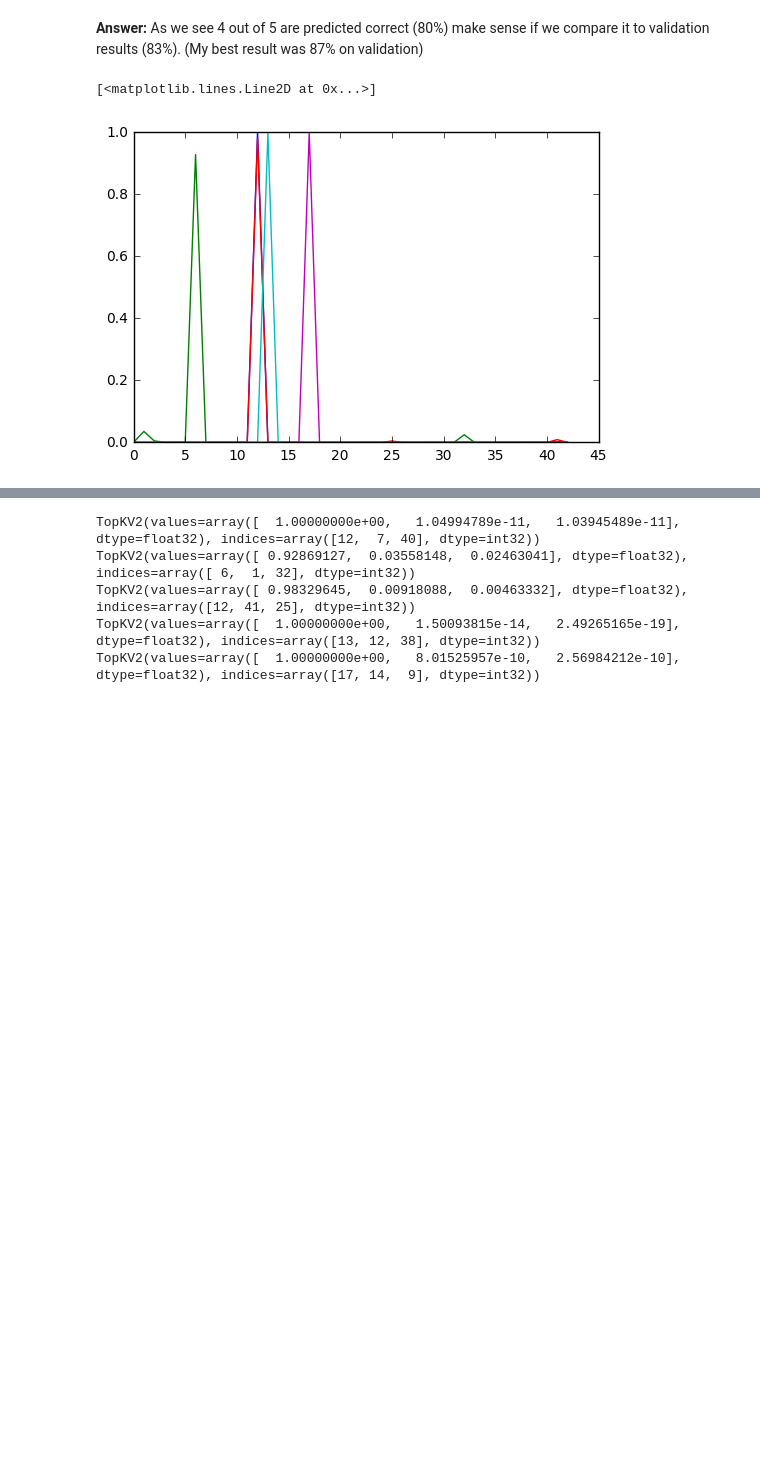
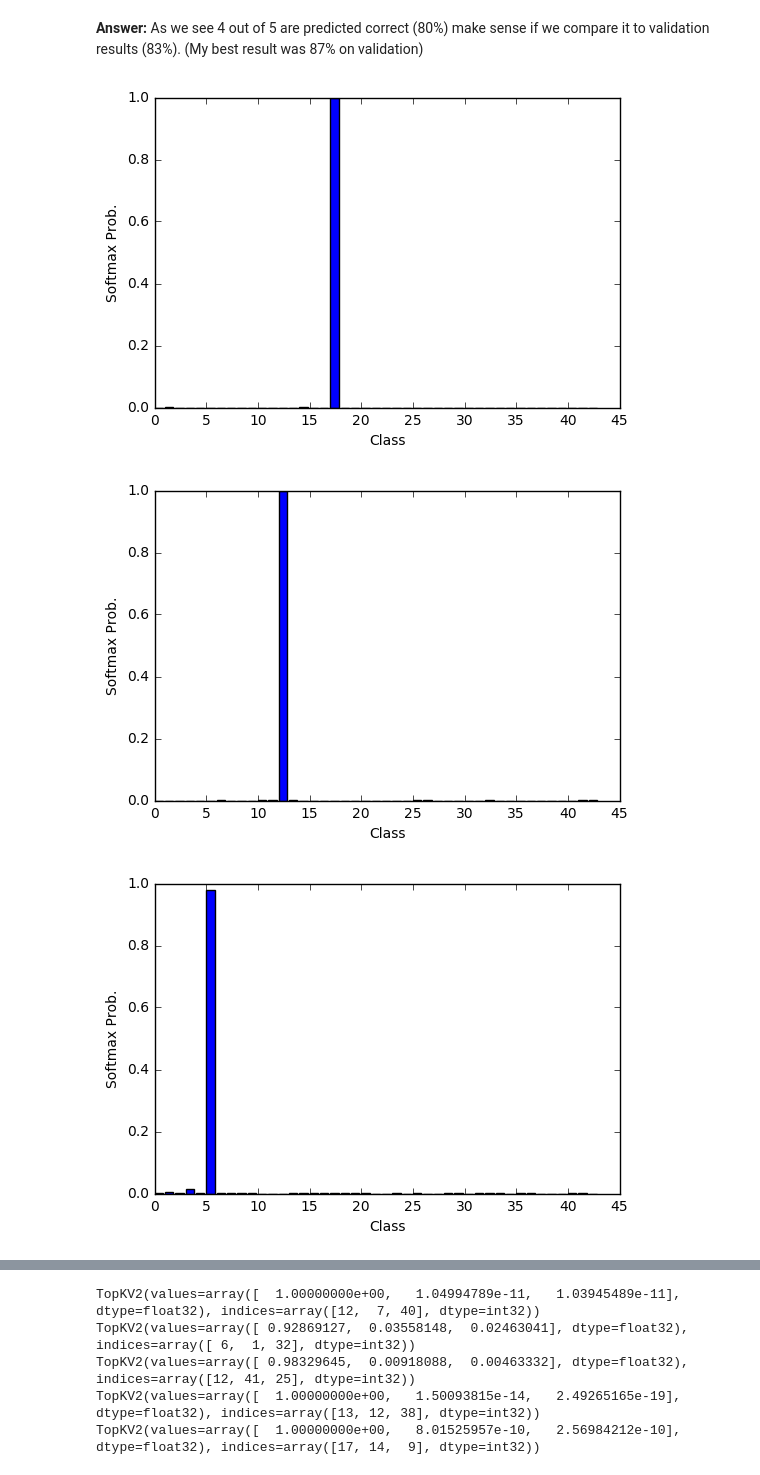
Before and after one commit to sershev/CarND-Trafic-Sign-Classifier, a Jupyter notebook: Traffic_Sign_Classifier.ipynb, the cells around one changed output, grey strips where cells are left out. Cells and saved outputs as stored; diff of their text form; code cells hidden in the pictures; blank space fills up the shorter version.

```diff
--- a/Traffic_Sign_Classifier.ipynb
+++ b/Traffic_Sign_Classifier.ipynb
@@ -213,7 +251,7 @@ def LeNet(x):
     conv2 = tf.nn.relu(conv2)
 
     conv2 = tf.nn.max_pool(conv2, ksize=[1,2,2,1], strides=[1,2,2,1], padding='VALID')
-    conv2 = tf.nn.dropout(conv2, 0.5)
+    #conv2 = tf.nn.dropout(conv2, 0.5)
 
     flatten_layer = flatten(conv2)
 
@@ -248,8 +296,8 @@ _What does your final architecture look like? (Type of model, layers, sizes, con
 # setup
 import tensorflow as tf
 
-EPOCHS = 50
-BATCH_SIZE = 512
+EPOCHS = 10
+BATCH_SIZE = 128
 # %%
 x = tf.placeholder(tf.float32, (None, 32, 32, 3))
 y = tf.placeholder(tf.int32, (None))
@@ -362,5 +416,9 @@ print(images.shape)
 for j in range(1,6):
     plt.subplot(1,5,j)
     plt.imshow(images[j-1])
+plt.show()
+
+
+images_norm = normalize_data(images, 0, 255, -0.5, 0.5)
 # %% [output]
 (5, 32, 32, 3)
@@ -375,13 +436,13 @@ _Choose five candidate images of traffic signs and provide them in the report. A
 ### Run the predictions here.
 ### Feel free to use as many code cells as needed.
 
-im_class= [12,3,12,13,17]
+im_class= [17,12,3,12,13]
 prob = tf.nn.softmax(logits)
 with tf.Session() as sess:
     saver.restore(sess, tf.train.latest_checkpoint('.'))
 
-    test_accuracy = evaluate(images, im_class)
-    sm = sess.run(prob, feed_dict={x: images, y: im_class})
+    test_accuracy = evaluate(images_norm, im_class)
+    sm = sess.run(prob, feed_dict={x: images_norm, y: im_class})
     print("Test Accuracy = {:.3f}".format(test_accuracy))
 # %% [output]
 Test Accuracy = 0.800
@@ -396,12 +457,33 @@ _**NOTE:** You could check the accuracy manually by using `signnames.csv` (same
 # %%
 ### Visualize the softmax probabilities here.
 ### Feel free to use as many code cells as needed.
 x_axis = list(range(0,43))
-plt.plot(x_axis, sm[0])
-plt.plot(x_axis, sm[1])
-plt.plot(x_axis, sm[2])
-plt.plot(x_axis, sm[3])
-plt.plot(x_axis, sm[4])
+#plt.plot(x_axis, sm[0])
+#plt.plot(x_axis, sm[1])
+#plt.plot(x_axis, sm[2])
+#plt.plot(x_axis, sm[3])
+#plt.plot(x_axis, sm[4])
+plt.bar(range(0,43), sm[0])
+plt.xlabel("Class")
+plt.ylabel("Softmax Prob.")
+plt.show()
+plt.bar(range(0,43), sm[1])
+plt.xlabel("Class")
+plt.ylabel("Softmax Prob.")
+plt.show()
+plt.bar(range(0,43), sm[2])
+plt.xlabel("Class")
+plt.ylabel("Softmax Prob.")
+plt.show()
+plt.bar(range(0,43), sm[3])
+plt.xlabel("Class")
+plt.ylabel("Softmax Prob.")
+plt.show()
+plt.bar(range(0,43), sm[4])
+plt.xlabel("Class")
+plt.ylabel("Softmax Prob.")
+plt.show()
 # %% [output]
-[<matplotlib.lines.Line2D at 0x...>]
-[figure, old version]
+[figure, new version]
+[figure, added]
+[figure, added]
```
Also changed, not shown: parts of 18 cells of this notebook, 4 other files.
